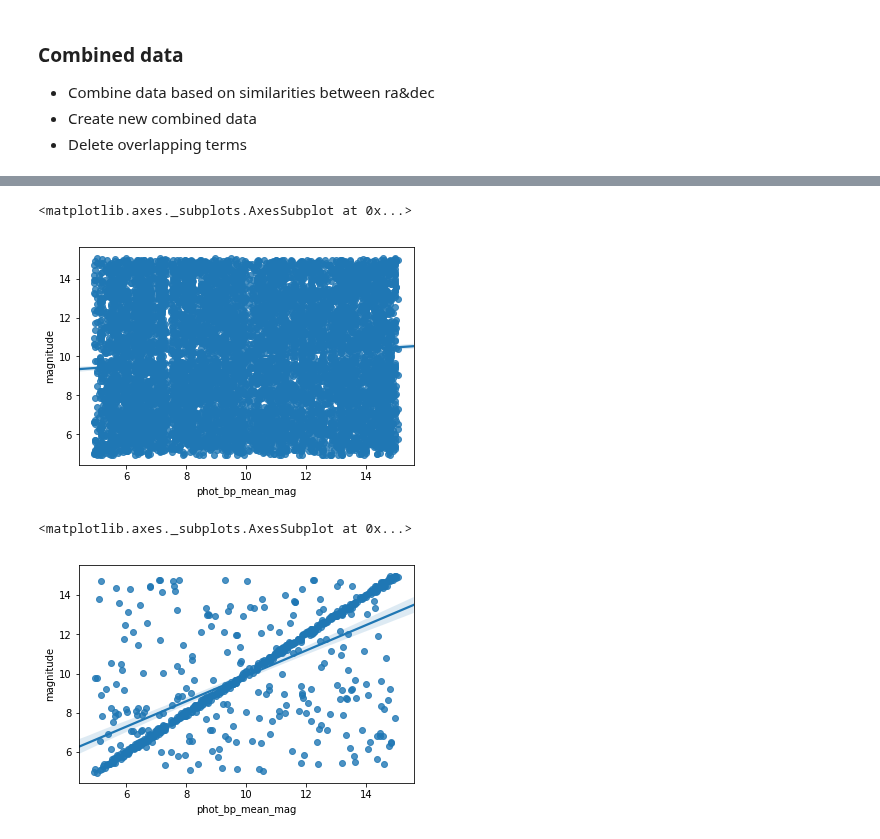
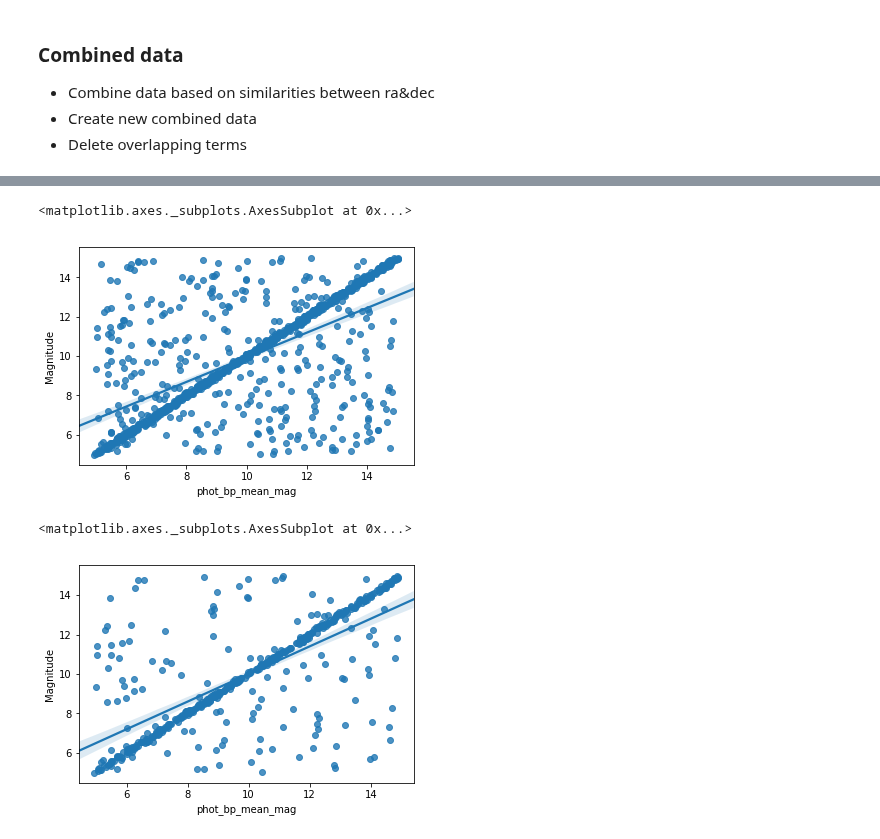
Before and after one commit to oliang2000/yerkes-plate-digitization, a Jupyter notebook: DataMatching.ipynb, the cells around one changed output, grey strips where cells are left out. Cells and saved outputs as stored; diff of their text form; code cells hidden in the pictures.

```diff
--- a/DataMatching.ipynb
+++ b/DataMatching.ipynb
@@ -27,7 +27,7 @@ while i < n:
                 (dt[i][2]-round(random.uniform(-er,er), 2))])
     i+=1
 
-df_apt = pd.DataFrame(dt1, columns = ['CentroidRA', 'CentroidDec', 'magnitude'])
+df_apt = pd.DataFrame(dt1, columns = ['CentroidRA', 'CentroidDec', 'Magnitude'])
 df_gaia = pd.DataFrame(dt2, columns = ['ra', 'dec','phot_bp_mean_mag'])
 # %%
 sns.regplot('ra','dec',data=df_gaia, fit_reg = False)
@@ -66,0 +43,38 @@ while m<1000:
+# %%
+m = 0
+maxdiff = 0.5
+df_gaia = df_gaia.sort_values('ra').reset_index(drop=True)
+df_temp = pd.DataFrame(columns=['ra','dec','phot_bp_mean_mag'])
+df = pd.DataFrame(columns=['ra','dec','phot_bp_mean_mag','CentroidRA','CentroidDec','Magnitude','diff'])
+
+while m < 1000:#apt
+    n = 0
+    df_temp = pd.DataFrame(columns=['ra','dec','phot_bp_mean_mag'])
+    while n<1000:#gaia
+        if df_apt['CentroidRA'][m] - maxdiff > df_gaia['ra'][n]:
+            n+=1
+        elif df_apt['CentroidRA'][m] - maxdiff <= df_gaia['ra'][n] <= df_apt['CentroidRA'][m] + maxdiff :
+            if df_apt['CentroidDec'][m] - maxdiff <= df_gaia['dec'][n] <= df_apt['CentroidDec'][m] + maxdiff :
+                df_temp = df_temp.append({'ra': df_gaia['ra'][n], 'dec': df_gaia['dec'][n], \
+                                          'phot_bp_mean_mag': df_gaia['phot_bp_mean_mag'][n],\
+                                          'diff':  math.sqrt((df_gaia['ra'][n]-df_apt['CentroidRA'][m])**2+\
+                                                             (df_gaia['dec'][n]-df_apt['CentroidDec'][m])**2)},\
+                                         ignore_index=True)
+            n+=1
+        else :
+            break
+    df_temp = df_temp.nsmallest(1, 'diff').reset_index(drop=True)
+    df = df.append({'ra': df_temp['ra'][0], \
+                    'dec': df_temp['dec'][0],\
+                    'phot_bp_mean_mag': df_temp['phot_bp_mean_mag'][0],\
+                    'CentroidRA': df_apt['CentroidRA'][m],\
+                    'CentroidDec': df_apt['CentroidDec'][m],\
+                    'Magnitude': df_apt['Magnitude'][m],\
+                    'diff': df_temp['diff'][0]}, ignore_index=True)
+    m+=1
+
+#df_temp
+df
+
+#filter repetitions
+#filter diff > maxdiff
@@ -67,12 +100,12 @@ while m<1000:
 # %%
-sns.regplot('phot_bp_mean_mag','magnitude',data=df)
+sns.regplot('phot_bp_mean_mag','Magnitude',data=df)
 # %% [output]
 <matplotlib.axes._subplots.AxesSubplot at 0x...>
-[figure, old version]
+[figure, new version]
 # %%
-#drop duplicates
 df = df.sort_values('diff').drop_duplicates('ra')
-sns.regplot('phot_bp_mean_mag','magnitude',data=df)
+df = df.sort_values('diff').drop_duplicates('CentroidRA')
+sns.regplot('phot_bp_mean_mag','Magnitude',data=df)
 # %% [output]
 <matplotlib.axes._subplots.AxesSubplot at 0x...>
-[figure, old version]
+[figure, new version]
```
Also changed, not shown: parts of 8 cells of this notebook.
